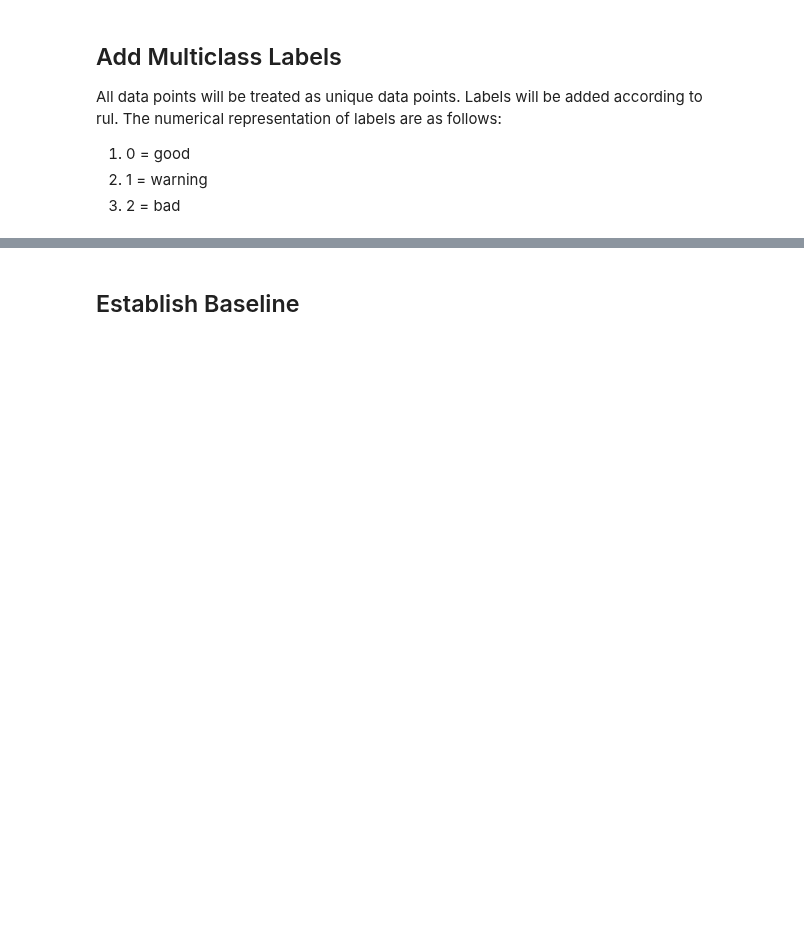
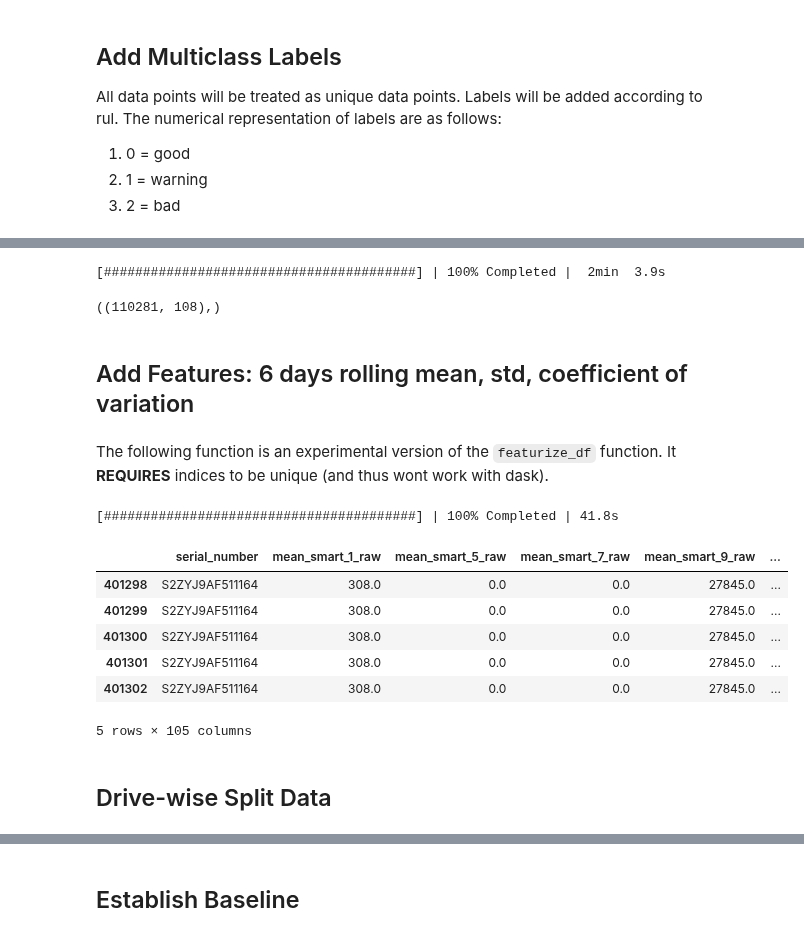
Before and after one commit to aicoe-aiops/ceph_drive_failure, a Jupyter notebook: multiclass_clf.ipynb, the cells around one changed output, grey strips where cells are left out. Cells and saved outputs as stored; diff of their text form; code cells hidden in the pictures; blank space fills up the shorter version.

```diff
--- a/multiclass_clf.ipynb
+++ b/multiclass_clf.ipynb
@@ -322,0 +336,12 @@ df.head()
+# %%
+def add_deltas(group):
+    # FIXME: workaround for passing diff_cols as parameter
+    global diff_cols
+    for colname in diff_cols:
+        # add rate of change
+        roc_colname = "d_" + colname
+        group[roc_colname] = (group[colname] - group[colname].shift(1)).fillna(method='bfill')
+        # add rate of rate of change
+        roroc_colname = "d2_" + colname
+        group[roroc_colname] = (group[roc_colname] - group[roc_colname].shift(1)).fillna(method='bfill')
+    return group
@@ -322,0 +364,5 @@ df.head()
+# %%
+# dcols = [col for col in df.columns if ((col.lower().startswith('d_')) or (col.lower().startswith('d2_')))]
+# X_train.drop(dcols, axis=1).isna().any().any()    # False. this means nans arise from diffs
+df = df.fillna(0)
+df.isna().any().compute()
@@ -322,0 +383,9 @@ df.head()
+# %%
+dd.compute(df.shape)
+# %% [output]
+[########################################] | 100% Completed |  2min  3.9s
+((110281, 108),)
+# %% [markdown]
+## Add Features: 6 days rolling mean, std, coefficient of variation
+# %% [markdown]
+The following function is an experimental version of the `featurize_df` function. It **REQUIRES** indices to be unique (and thus wont work with dask).
@@ -322,0 +442,26 @@ df.head()
+# %%
+# must convert dask to pandas
+df = df.compute()
+
+# MUST make sure indices are unique before processing
+df = df.reset_index(drop=True)
+feats_df = pandas_rolling_feats(df,
+                                window=6,
+                                drop_cols=['date', 'capacity_bytes', 'failure', 'rul_days', 'status'],
+                                group_cols=['serial_number'])
+# %% [output]
+[########################################] | 100% Completed | 41.8s
+# %%
+# infinities get added to df - remove these
+feats_df = feats_df.replace([np.inf, -np.inf], np.nan).dropna()
+feats_df.head()
+# %% [output]
+|  | serial_number | mean_smart_1_raw | mean_smart_5_raw | mean_smart_7_raw | mean_smart_9_raw | ... |
+| 401298 | S2ZYJ9AF511164 | 308.0 | 0.0 | 0.0 | 27845.0 | ... |
+| 401299 | S2ZYJ9AF511164 | 308.0 | 0.0 | 0.0 | 27845.0 | ... |
+| 401300 | S2ZYJ9AF511164 | 308.0 | 0.0 | 0.0 | 27845.0 | ... |
+| 401301 | S2ZYJ9AF511164 | 308.0 | 0.0 | 0.0 | 27845.0 | ... |
+| 401302 | S2ZYJ9AF511164 | 308.0 | 0.0 | 0.0 | 27845.0 | ... |
+5 rows × 105 columns
+# %% [markdown]
+## Drive-wise Split Data
```
Also changed, not shown: parts of 76 cells of this notebook.
